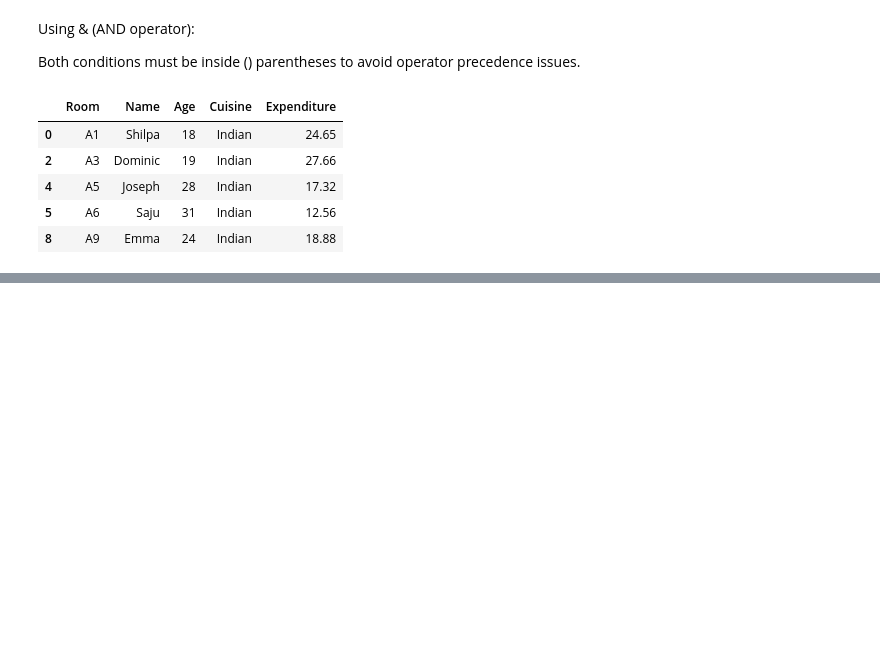
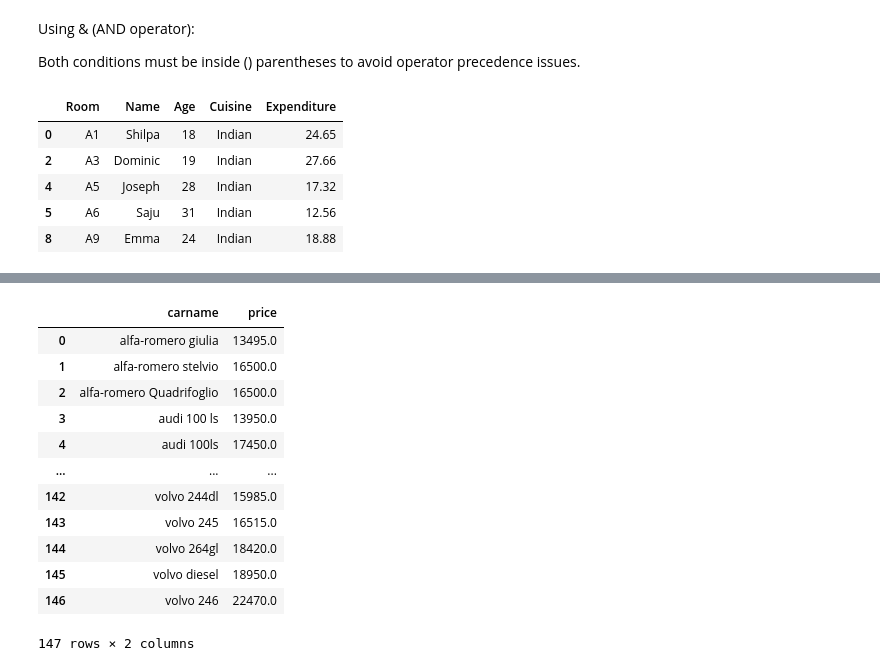
Before and after one commit to anishverma870/data-analytics-PYTHON, a Jupyter notebook: library/pandas/PANDAS.ipynb, the cells around one changed output, grey strips where cells are left out. Saved outputs shown, nothing was run; the diff lists cells and outputs as text; code cells hidden in the pictures; blank space fills up the shorter version.

```diff
--- a/library/pandas/PANDAS.ipynb
+++ b/library/pandas/PANDAS.ipynb
@@ -414,0 +480,16 @@ excel2[excel2['Cuisine'].isin(['Indian'])]
+# %%
+cars[['carname','price']]
+# %% [output]
+|  | carname | price |
+| 0 | alfa-romero giulia | 13495.0 |
+| 1 | alfa-romero stelvio | 16500.0 |
+| 2 | alfa-romero Quadrifoglio | 16500.0 |
+| 3 | audi 100 ls | 13950.0 |
+| 4 | audi 100ls | 17450.0 |
+| ... | ... | ... |
+| 142 | volvo 244dl | 15985.0 |
+| 143 | volvo 245 | 16515.0 |
+| 144 | volvo 264gl | 18420.0 |
+| 145 | volvo diesel | 18950.0 |
+| 146 | volvo 246 | 22470.0 |
+147 rows × 2 columns
```
Also changed, not shown: parts of 7 cells of this notebook.
